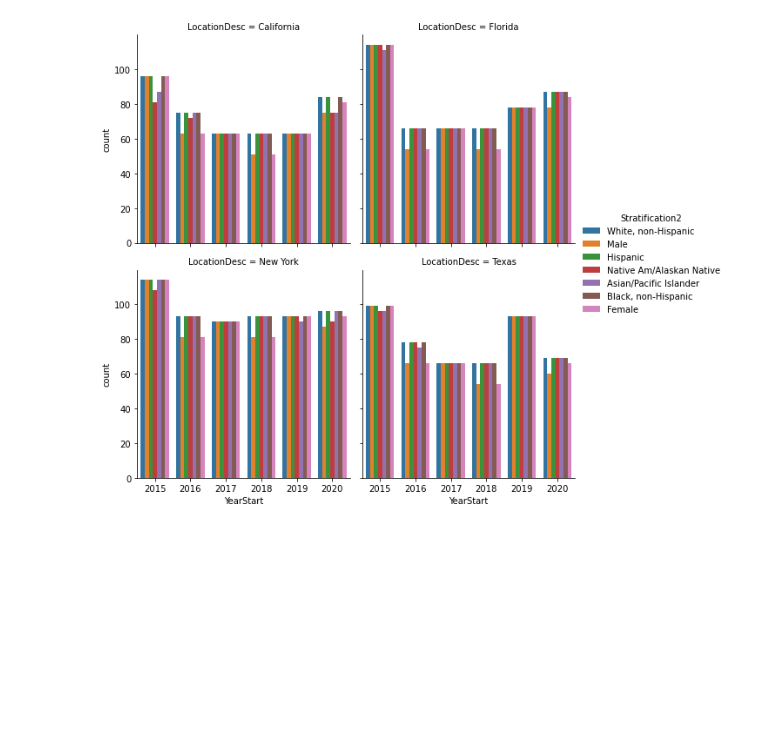
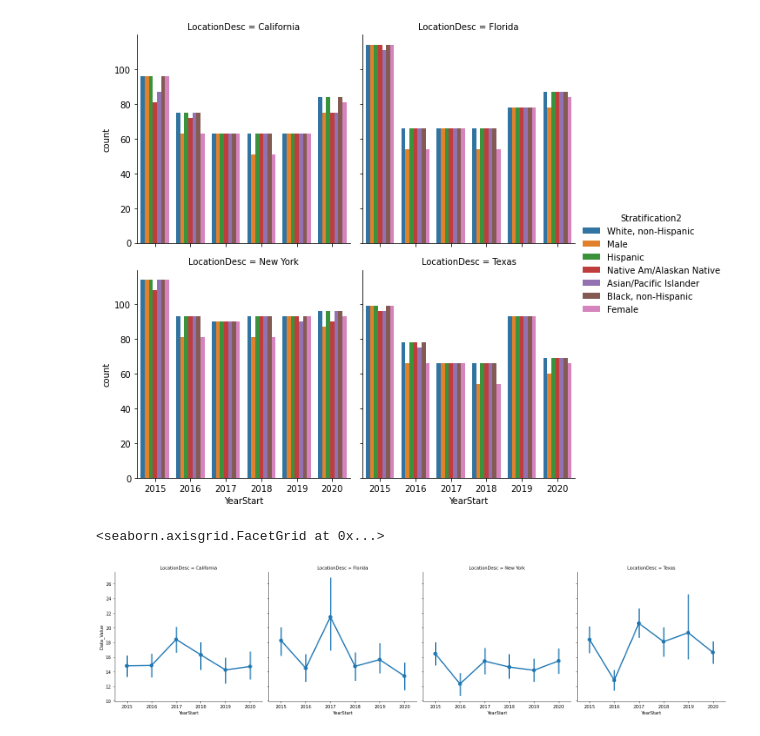
Before and after one commit to MRCIEU/2023-p3-away-day, a Jupyter notebook: hackathon/yi-alzheimer-analysis/yi-eda.ipynb, the cells around one changed output. Saved outputs shown, nothing was run; the diff lists cells and outputs as text; code cells hidden in the pictures; blank space fills up the shorter version.

```diff
--- a/hackathon/yi-alzheimer-analysis/yi-eda.ipynb
+++ b/hackathon/yi-alzheimer-analysis/yi-eda.ipynb
@@ -171,3 +171,20 @@ sns.factorplot(
 # %% [output]
 <seaborn.axisgrid.FacetGrid at 0x...>
 [figure]
+# %%
+df = source_df[
+    source_df["Question"] ==
+               "Percentage of older adults with a lifetime diagnosis of depression"].reset_index(drop=True)
+
+STATES = [
+    "New York", "Texas", "California", "Florida",
+         ]
+df = df[df["LocationDesc"].isin(STATES)].reset_index(drop=True)
+sns.factorplot(
+    data=df,
+    col="LocationDesc",
+    x="YearStart", y="Data_Value"
+    )
+# %% [output]
+<seaborn.axisgrid.FacetGrid at 0x...>
+[figure, added]
```
